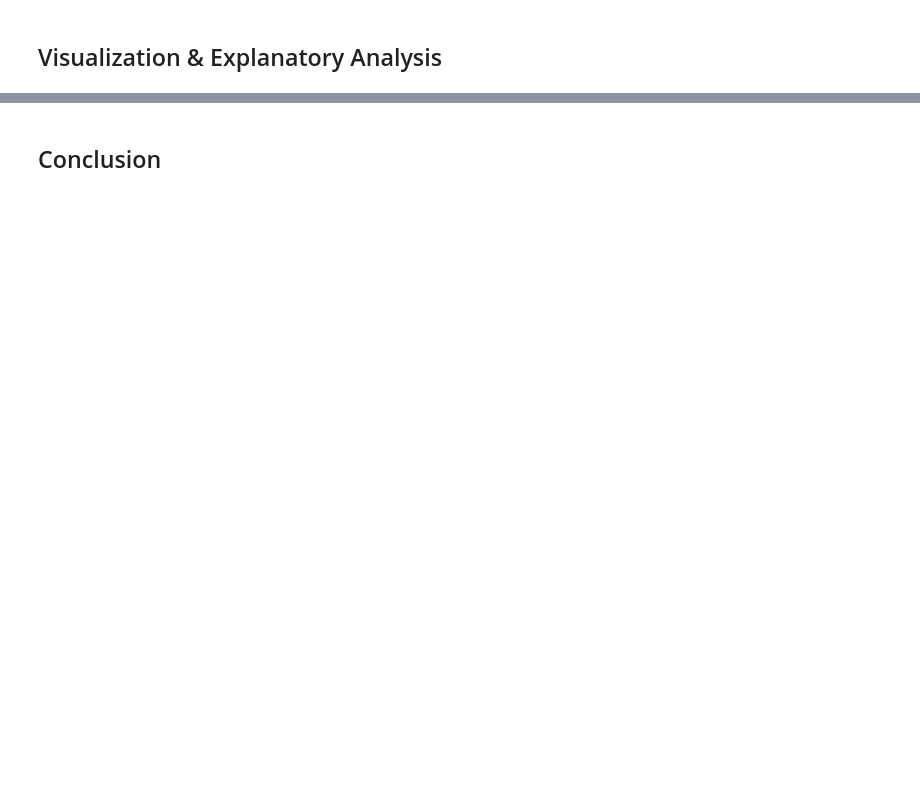
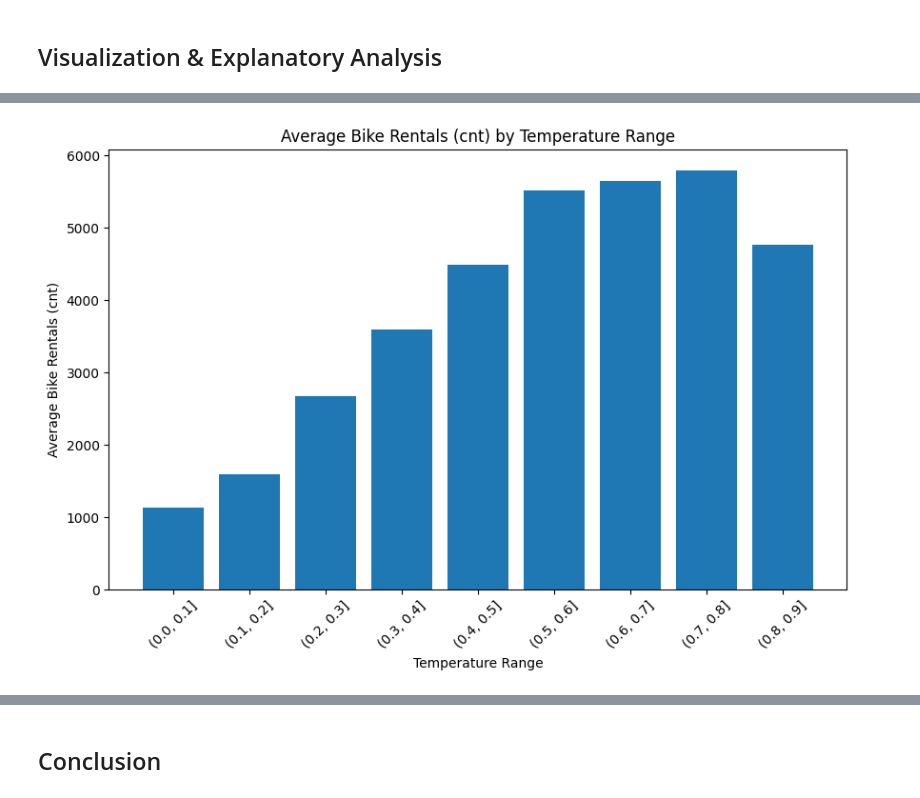
Before and after one commit to rezaldii/Data-Analysis-with-Python, a Jupyter notebook: notebook.ipynb, the cells around one changed output, grey strips where cells are left out. Drawn from its saved outputs; the diff is of its cells as text; code cells hidden in the pictures; blank space fills up the shorter version.

```diff
--- a/notebook.ipynb
+++ b/notebook.ipynb
@@ -348,0 +486,15 @@ Name: cnt, dtype: float64
+# %%
+#Bar Plot by Temperature and Bike Rentals (cnt)
+plt.figure(figsize=(10, 6))
+bins = np.arange(0, 1.1, 0.1)
+day_df['temp_range'] = pd.cut(day_df['temp'], bins)
+avg_cnt_by_temp_range = day_df.groupby('temp_range')['cnt'].mean()
+
+plt.bar(avg_cnt_by_temp_range.index.astype(str), avg_cnt_by_temp_range.values)
+plt.title("Average Bike Rentals (cnt) by Temperature Range")
+plt.xlabel("Temperature Range")
+plt.ylabel("Average Bike Rentals (cnt)")
+plt.xticks(rotation=45)
+plt.show()
+# %% [output]
+[figure, added]
```
Also changed, not shown: parts of 27 cells of this notebook.
